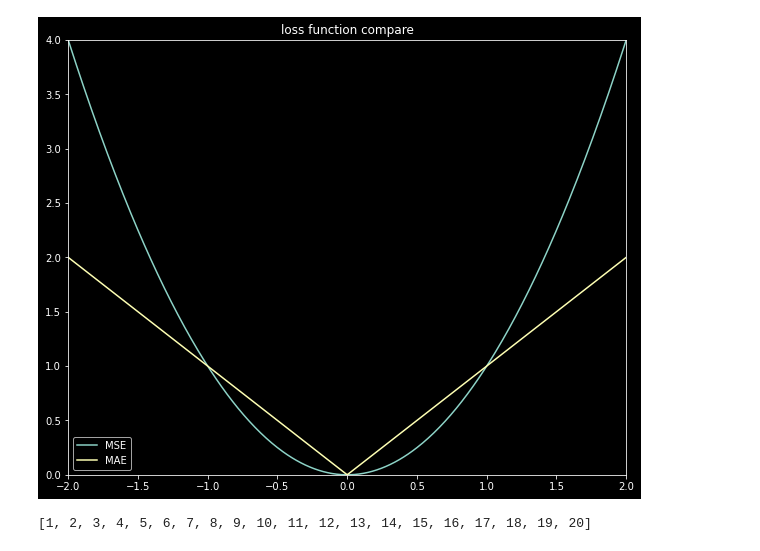
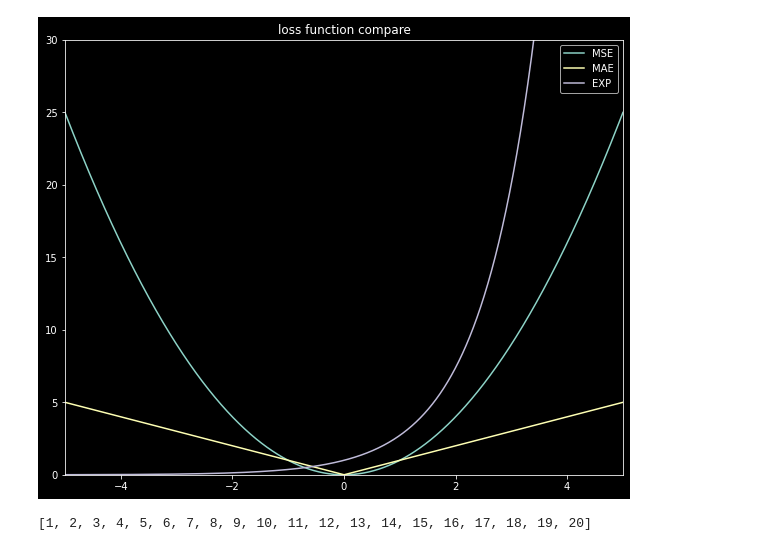
Before and after one commit to hanyuan97/MVSR, a Jupyter notebook: plt.ipynb, the cells around one changed output. Drawn from its saved outputs; the diff is of its cells as text; code cells hidden in the pictures.

```diff
--- a/plt.ipynb
+++ b/plt.ipynb
@@ -10,38 +10,40 @@ def L1(intc,beta,lam):
     return lam*(np.abs(intc)+np.abs(beta))
 
 def L2(intc,beta,lam):
     return lam*(intc**2 + beta**2)
 
 def MAE(a):
     return np.abs(a)
 
 def MSE(a):
     return a ** 2
 
 N = 100
 x = np.random.randn(N)
 y = 2 * x + np.random.randn(N)
 
-beta_N = 500
-beta = np.linspace(-2, 2, beta_N)
+beta_N = 2000
+beta = np.linspace(-5, 5, beta_N)
 
 intc = 0.0
 
 SE_array = np.array([MSE(i) for i in beta])
 L1_array = np.array([MAE(i) for i in beta])
+ex_array = np.array([np.exp(i) for i in beta])
 L2_array = np.array([L2(intc,i,lam=1) for i in beta])
 fig1 = plt.figure(figsize=(10,8))
 ax1 = fig1.add_subplot(1,1,1)
 ax1.plot(beta,SE_array,label='MSE')
 ax1.plot(beta,L1_array,label='MAE')
+ax1.plot(beta,ex_array,label='EXP')
 # ax1.plot(beta,L2_array,label='L2 norm')
-plt.ylim(0, 4)
-plt.xlim(-2, 2)
+plt.ylim(0, 30)
+plt.xlim(-5, 5)
 plt.title('loss function compare')
 plt.legend()
 fig1.show()
 # %% [output]
-[figure, old version]
+[figure, new version]
 # %%
 loss_file = open("./loss_log/gan_loss_L1_48_8e_2_1e_2", "r")
 losses = loss_file.readlines()
```
Also changed, not shown: parts of 6 cells of this notebook, 7 other files.
